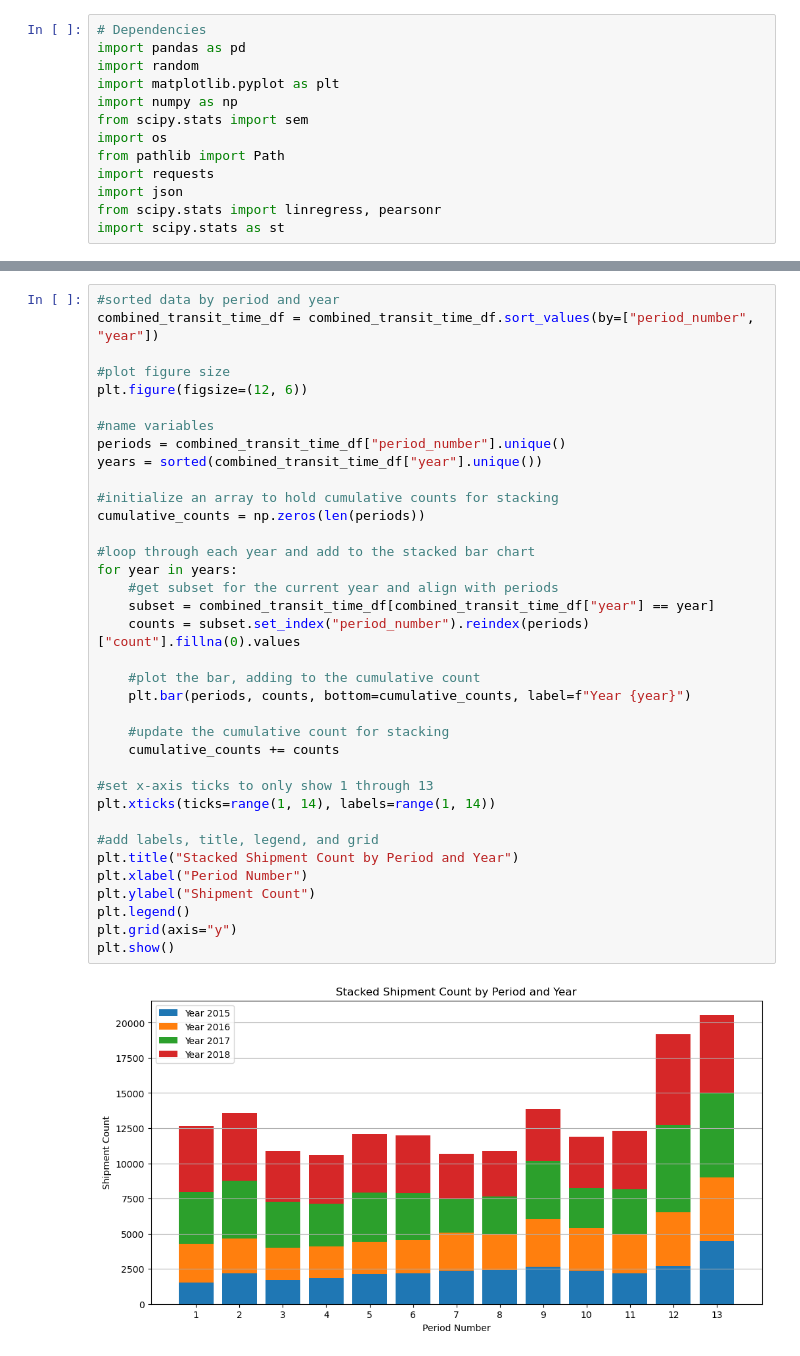
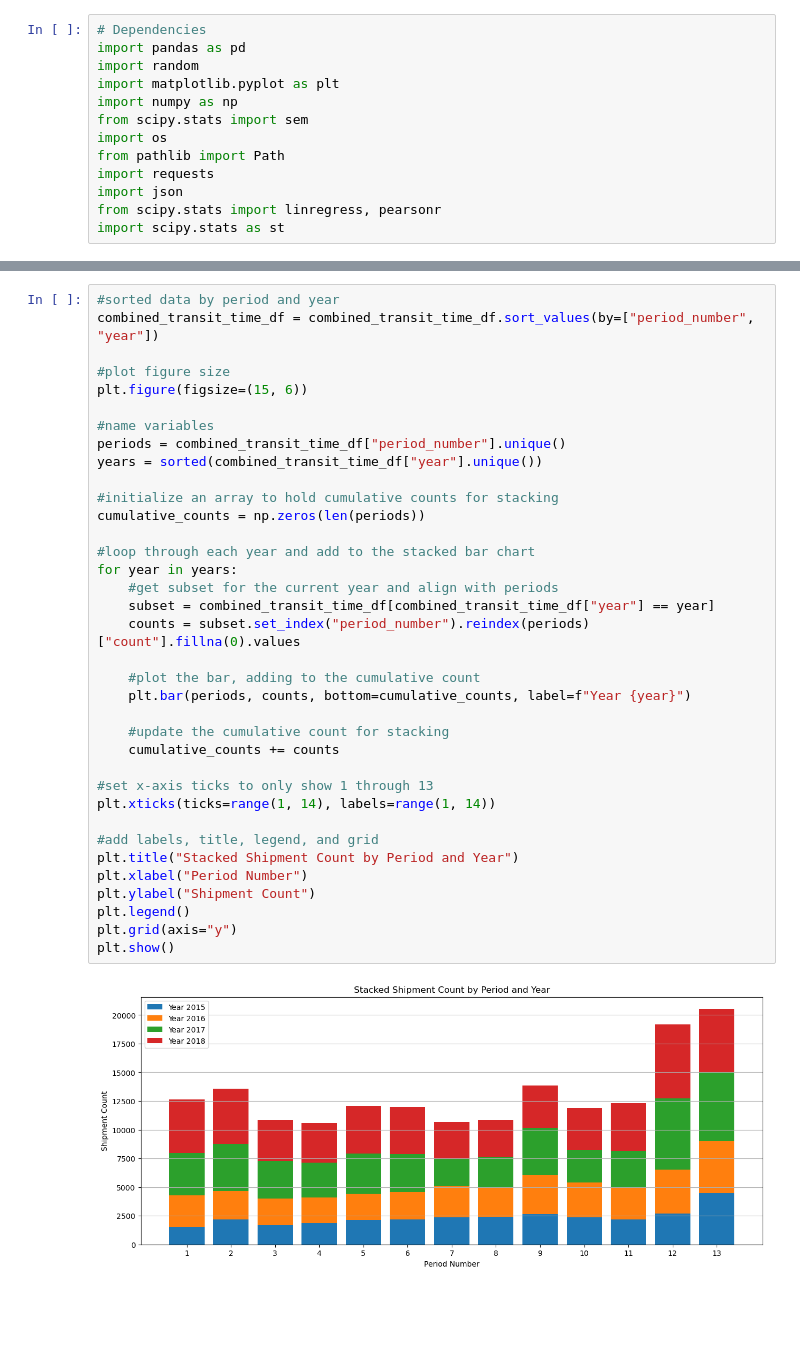
Before and after one commit to wrighang/shipping-data-analysis, a Jupyter notebook: FINAL_usps_transit_time_analysis.ipynb, the cells around one changed output, grey strips where cells are left out. Cells and saved outputs as stored; diff of their text form; blank space fills up the shorter version.

```diff
--- a/FINAL_usps_transit_time_analysis.ipynb
+++ b/FINAL_usps_transit_time_analysis.ipynb
@@ -119,36 +182,36 @@ plt.show()
 combined_transit_time_df = combined_transit_time_df.sort_values(by=["period_number", "year"])
 
 #plot figure size
-plt.figure(figsize=(12, 6))
+plt.figure(figsize=(15, 6))
 
 #name variables
 periods = combined_transit_time_df["period_number"].unique()
 years = sorted(combined_transit_time_df["year"].unique())
 
 #initialize an array to hold cumulative counts for stacking
 cumulative_counts = np.zeros(len(periods))
 
 #loop through each year and add to the stacked bar chart
 for year in years:
     #get subset for the current year and align with periods
     subset = combined_transit_time_df[combined_transit_time_df["year"] == year]
     counts = subset.set_index("period_number").reindex(periods)["count"].fillna(0).values
 
     #plot the bar, adding to the cumulative count
     plt.bar(periods, counts, bottom=cumulative_counts, label=f"Year {year}")
 
     #update the cumulative count for stacking
     cumulative_counts += counts
 
 #set x-axis ticks to only show 1 through 13
 plt.xticks(ticks=range(1, 14), labels=range(1, 14))
 
 #add labels, title, legend, and grid
 plt.title("Stacked Shipment Count by Period and Year")
 plt.xlabel("Period Number")
 plt.ylabel("Shipment Count")
 plt.legend()
 plt.grid(axis="y")
 plt.show()
 # %% [output]
-[figure, old version]
+[figure, new version]
```
Also changed, not shown: parts of 8 cells of this notebook, 4 other files.
